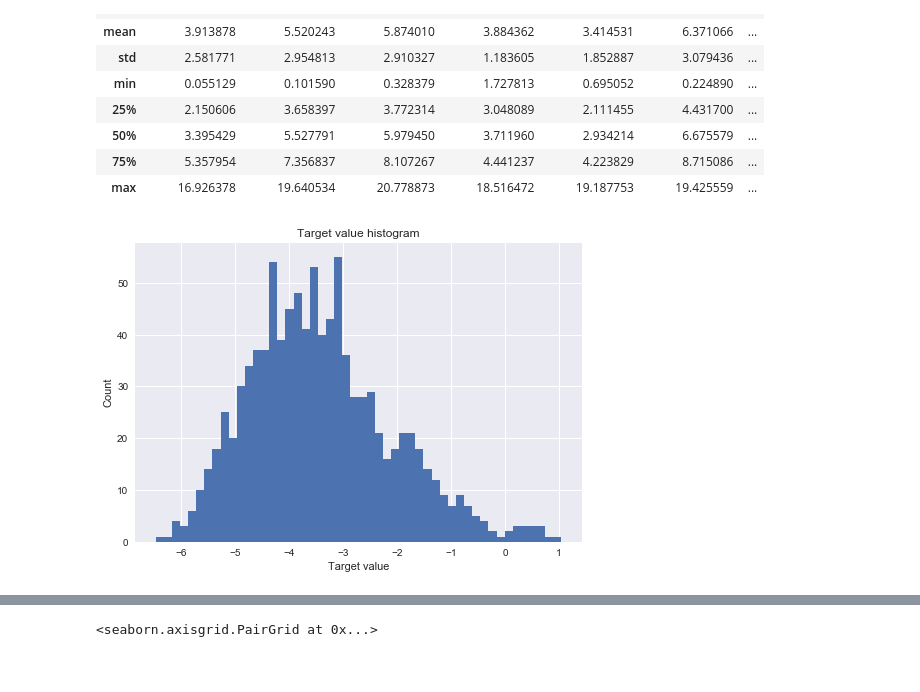
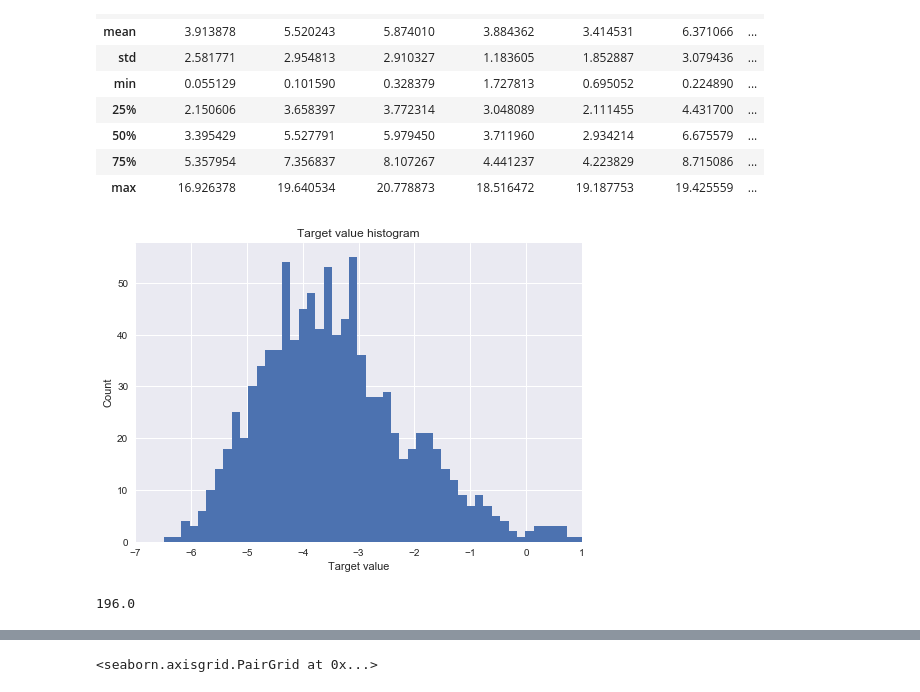
Before and after one commit to anthonyhu/aerosol-depth-prediction, a Jupyter notebook: Exploratory data analysis.ipynb, the cells around one changed output, grey strips where cells are left out. Saved outputs shown, nothing was run; the diff lists cells and outputs as text; code cells hidden in the pictures.

```diff
--- a/Exploratory data analysis.ipynb
+++ b/Exploratory data analysis.ipynb
@@ -30,7 +33,7 @@ full_data.columns = columns
 # Add y to the data frame
 split = 98000
 y_id_dict = train_y.set_index("Id")["y"].to_dict()
-full_data.loc[:(split-1), "y"] = full_data.loc[:(split-1), "id"].replace(y_id_dict)
+full_data.loc[:(split-1), "y"] = full_data.loc[:(split-1), "id"].map(y_id_dict)
 
 print(full_data.shape)
 full_data.head()
@@ -57,9 +60,14 @@ full_data.describe()
 # %%
 # Plot histogram of y unique values (without the last value which is NaN)
 plt.hist(full_data["y"].unique()[:-1], bins=50)
+plt.xlim(-7, 1)
 plt.title("Target value histogram")
 plt.xlabel("Target value")
 plt.ylabel("Count")
 plt.show()
 # %% [output]
-[figure, old version]
+[figure, new version]
+# %%
+980/5
+# %% [output]
+196.0
```
Also changed, not shown: parts of 29 cells of this notebook, 1 other file.
